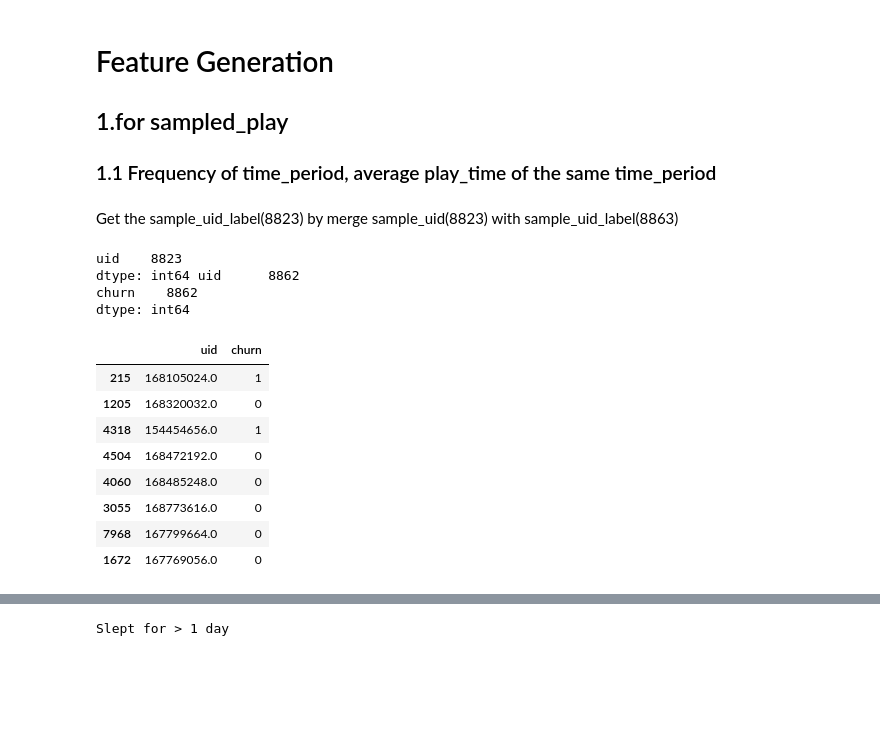
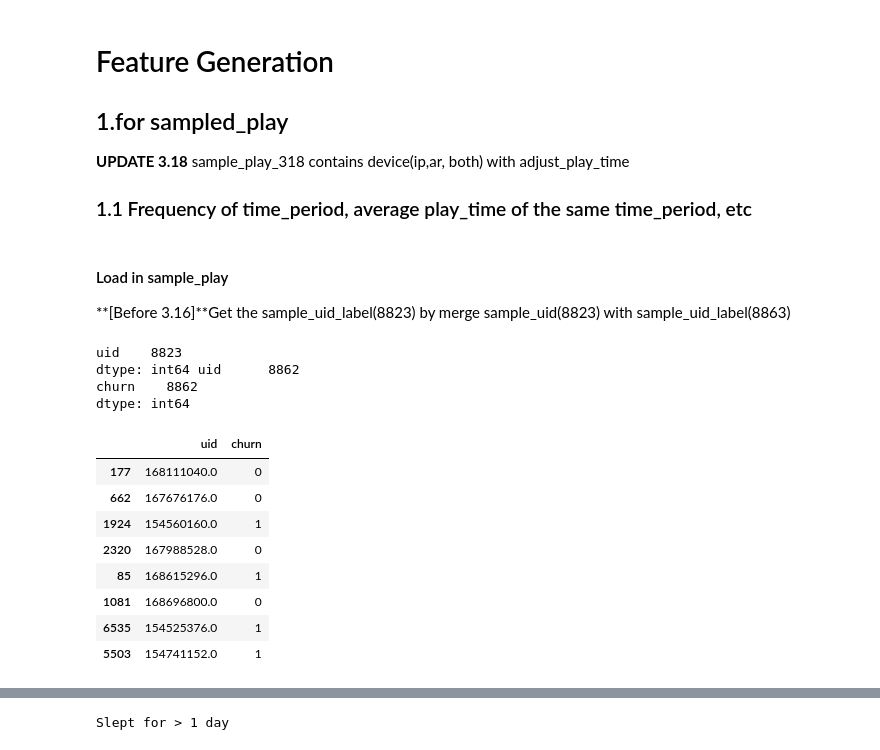
Before and after one commit to joyceft/Music-Player-Project, a Jupyter notebook: Feature_Generation.ipynb, the cells around one changed output, grey strips where cells are left out. Saved outputs shown, nothing was run; the diff lists cells and outputs as text; code cells hidden in the pictures; blank space fills up the shorter version.

```diff
--- a/Feature_Generation.ipynb
+++ b/Feature_Generation.ipynb
@@ -1,7 +1,8 @@
 # %% [markdown]
 # Feature Generation
 ## 1.for sampled_play
-### 1.1 Frequency of time_period, average play_time of the same time_period
+**UPDATE 3.18** sample_play_318 contains device(ip,ar, both) with adjust_play_time
+### 1.1 Frequency of time_period, average play_time of the same time_period, etc
 # %%
 import pandas as pd
 import numpy as np
@@ -9,26 +13,27 @@ import datetime as dt
 # %% [markdown]
-Get the sample_uid_label(8823) by merge sample_uid(8823) with sample_uid_label(8863)
+#### Load in sample_play
+**[Before 3.16]**Get the sample_uid_label(8823) by merge sample_uid(8823) with sample_uid_label(8863)
 # %%
 s8823 = pd.read_csv("D:/MusicFile/sample_uid_316/sample_uid_8823.csv")
 sl8862 = pd.read_csv("D:/MusicFile/sample_uid_label/sample_uid_316.csv")
 sl8862.sample(8)
 print(s8823.count(), sl8862.count())
-sample_uid_label = s8823.merge(sl8863, on = 'uid', how = 'inner')
+sample_uid_label = s8823.merge(sl8862, on = 'uid', how = 'inner')
 
 sample_uid_label.sample(8)
 # %% [output]
 uid    8823
 dtype: int64 uid      8862
 churn    8862
 dtype: int64
 |  | uid | churn |
-| 215 | 168105024.0 | 1 |
-| 1205 | 168320032.0 | 0 |
-| 4318 | 154454656.0 | 1 |
-| 4504 | 168472192.0 | 0 |
-| 4060 | 168485248.0 | 0 |
-| 3055 | 168773616.0 | 0 |
-| 7968 | 167799664.0 | 0 |
-| 1672 | 167769056.0 | 0 |
+| 177 | 168111040.0 | 0 |
+| 662 | 167676176.0 | 0 |
+| 1924 | 154560160.0 | 1 |
+| 2320 | 167988528.0 | 0 |
+| 85 | 168615296.0 | 1 |
+| 1081 | 168696800.0 | 0 |
+| 6535 | 154525376.0 | 1 |
+| 5503 | 154741152.0 | 1 |
 # %%
 sample_uid_label.to_csv("D:/MusicFile/sample_uid_label8823.csv", header = True, index = False)
```
Also changed, not shown: parts of 93 cells of this notebook, 5 other files.
